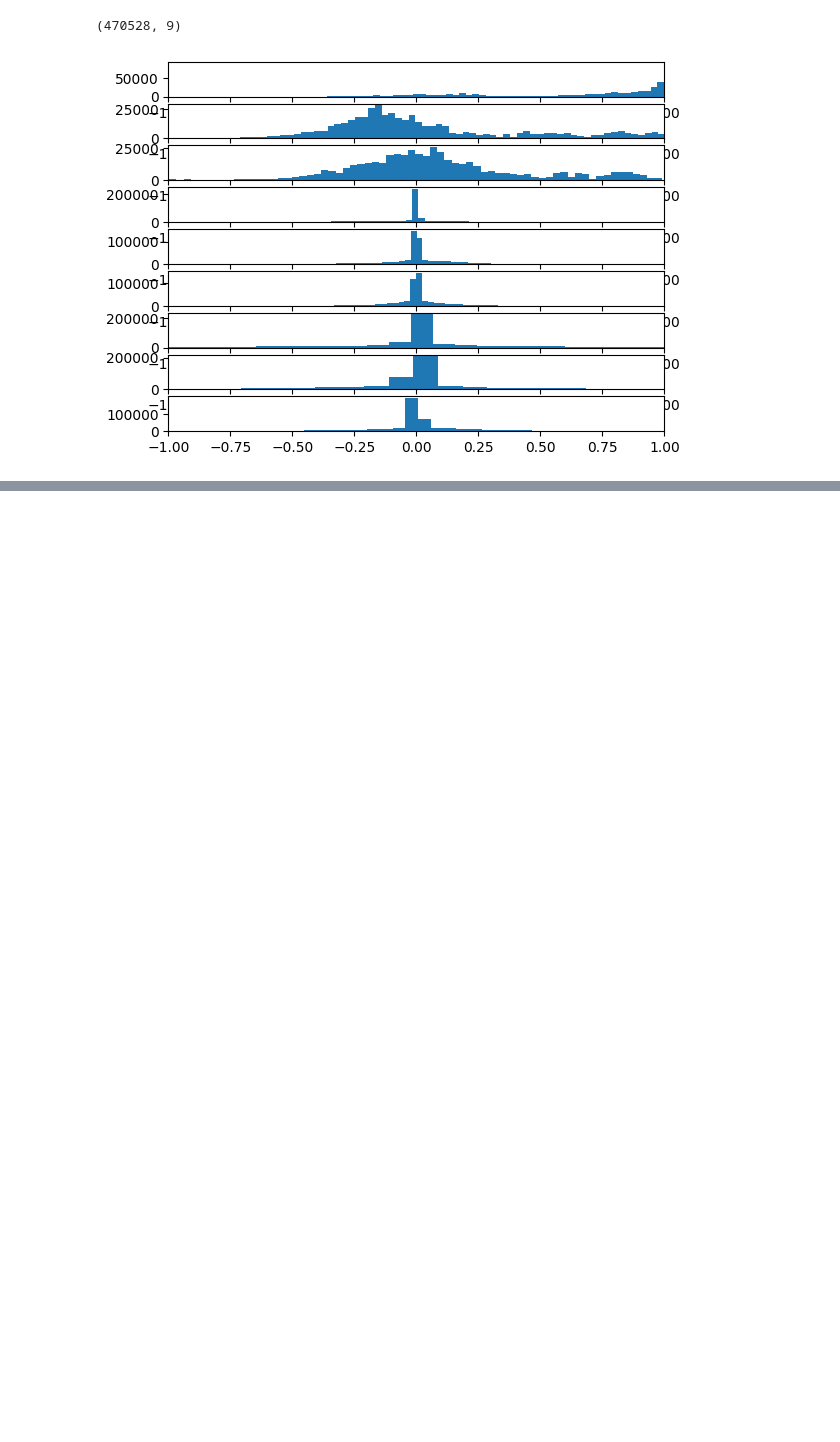
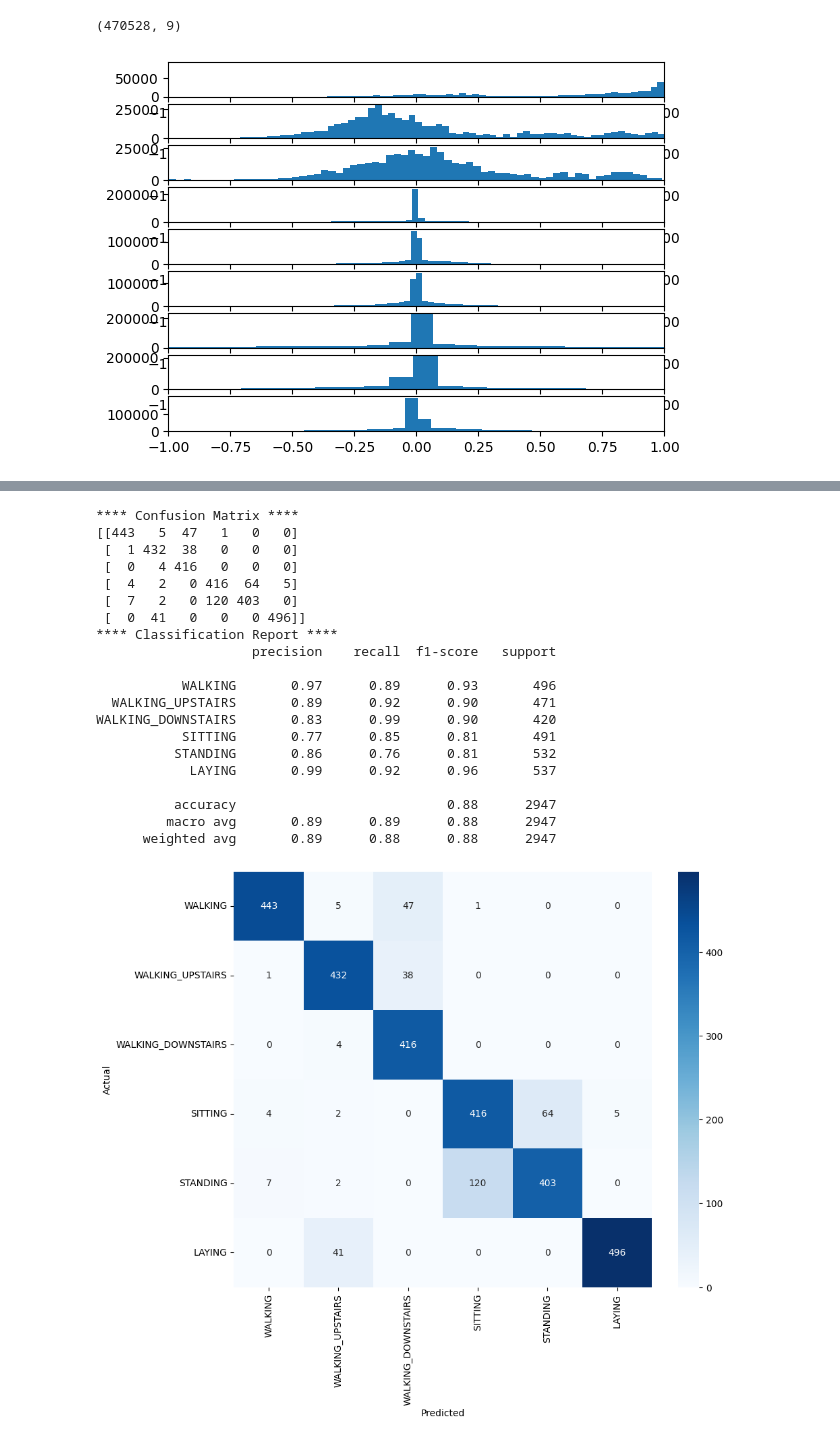
Before and after one commit to yongjun-0903/deep-learning, a Jupyter notebook: 03_0922_HAR_BiLSTM, GRU, BiGRU.ipynb, the cells around one changed output, grey strips where cells are left out. Cells and saved outputs as stored; diff of their text form; code cells hidden in the pictures; blank space fills up the shorter version.

```diff
--- a/03_0922_HAR_BiLSTM, GRU, BiGRU.ipynb
+++ b/03_0922_HAR_BiLSTM, GRU, BiGRU.ipynb
@@ -158,5 +205,5 @@ plt.legend(['train', 'Validation'], loc='upper left')
 # %%
 # evaluate model
-test_loss, test_accuracy = model4.evaluate(testX, testy, batch_size=batch_size, verbose=0)
-print("Accuracy of the CNN model", test_accuracy)
-predictions=model4.predict(testX)
+test_loss, test_accuracy = model1.evaluate(testX, testy, batch_size=batch_size, verbose=0)
+print("Accuracy of the BiLSTM model", test_accuracy)
+predictions=model1.predict(testX)
@@ -162,0 +213,24 @@ predictions=model4.predict(testX)
+# %%
+display_results(testy,predictions,classNames)
+# %% [output]
+**** Confusion Matrix ****
+[[443   5  47   1   0   0]
+ [  1 432  38   0   0   0]
+ [  0   4 416   0   0   0]
+ [  4   2   0 416  64   5]
+ [  7   2   0 120 403   0]
+ [  0  41   0   0   0 496]]
+**** Classification Report ****
+                    precision    recall  f1-score   support
+
+           WALKING       0.97      0.89      0.93       496
+  WALKING_UPSTAIRS       0.89      0.92      0.90       471
+WALKING_DOWNSTAIRS       0.83      0.99      0.90       420
+           SITTING       0.77      0.85      0.81       491
+          STANDING       0.86      0.76      0.81       532
+            LAYING       0.99      0.92      0.96       537
+
+          accuracy                           0.88      2947
+         macro avg       0.89      0.89      0.88      2947
+      weighted avg       0.89      0.88      0.88      2947
+[figure, added]
```
Also changed, not shown: parts of 18 cells of this notebook, 1 other file.
